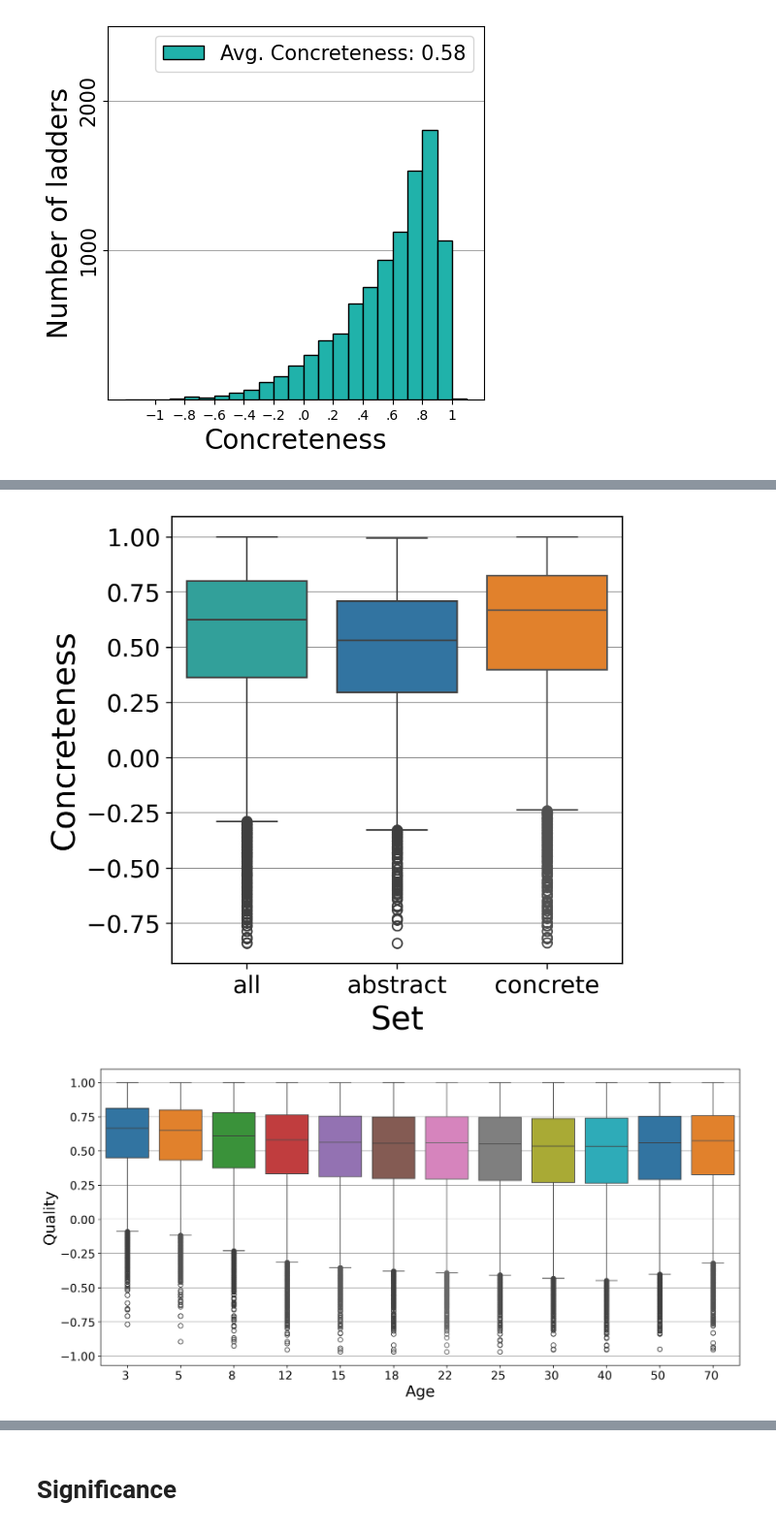
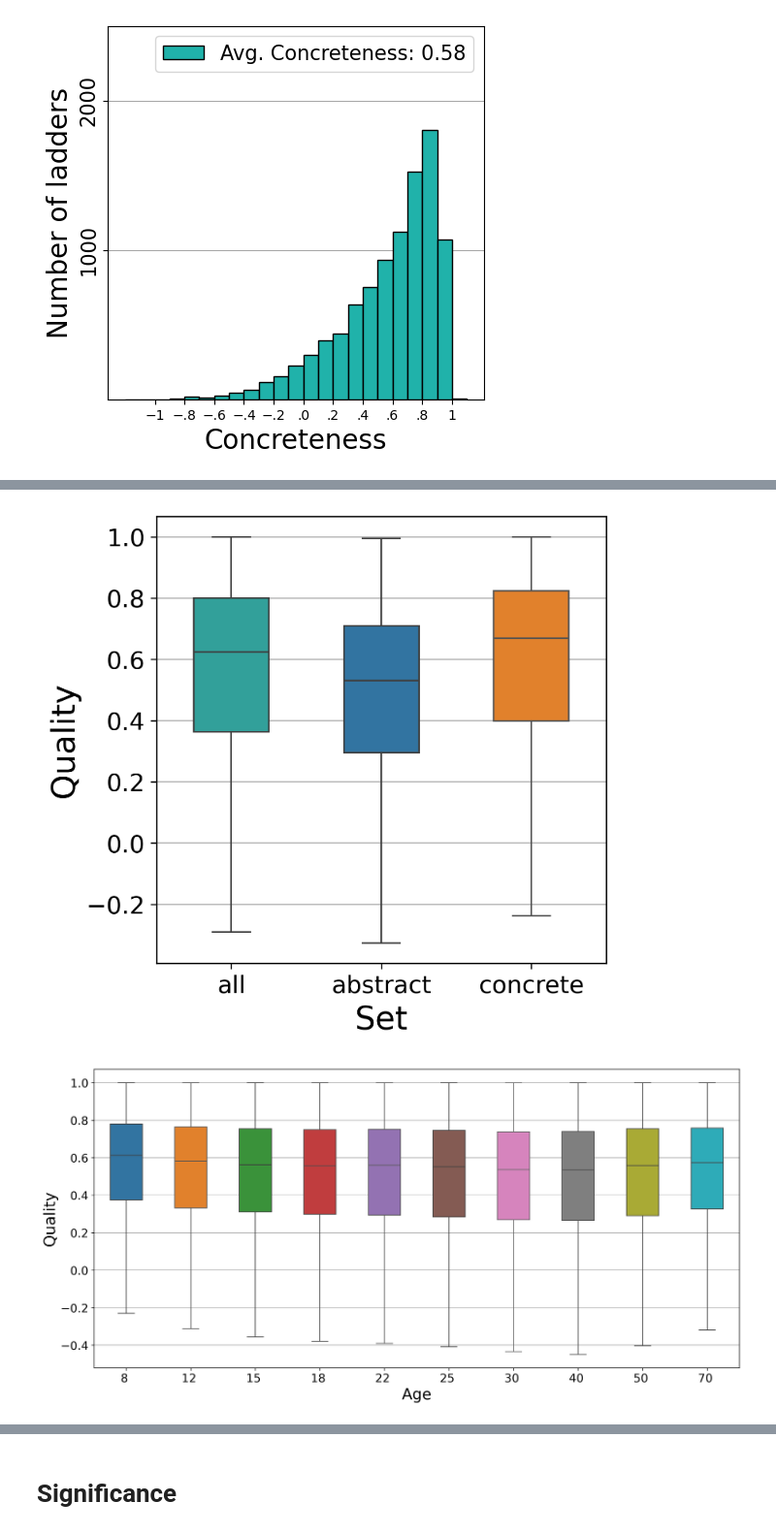
Before and after one commit to gpucce/abstract_llm, a Jupyter notebook: wordnet_study.ipynb, the cells around one changed output, grey strips where cells are left out. Shown at 97% size. Drawn from its saved outputs; the diff is of its cells as text; code cells hidden in the pictures.

```diff
--- a/wordnet_study.ipynb
+++ b/wordnet_study.ipynb
@@ -61,3 +58,9 @@ for _file in _files:
         prompt = _file.split("_")[-1].split(".")[0] + "."
         if prompt in SYSTEM_PROMPTS[i]:
             data[i][prompt] = _read_file
+
+for i in data.keys():
+    ks = list(data[i].keys())
+    for j in ks:
+        if " 3 "in j or " 5 " in j:
+            data[i].pop(j)
@@ -326,12 +327,12 @@ fig.savefig("/home/giovanni/Latex/ladders_wordnet_conference_2025/plots/age_all_
 # %%
-def get_box_plots(x, names=None, ax=None, output_path="test.pdf", legend_kwargs={}):
+def get_box_plots(x, names=None, ax=None, output_path="test.pdf", legend_kwargs={}, showfliers=True, width=0.5):
     if names is None:
         names = [str(i) for i in range(len(x))]
     fig = None
     if ax is None:
         fig, ax = plt.subplots(1, 1, figsize=(5, 5), dpi=300)
     for id, (name, series) in enumerate(x.items()):
-        sns.boxplot(x=id, y=series, label=name, ax=ax, patch_artist=True, legend=False)
+        sns.boxplot(x=id, y=series, label=name, ax=ax, patch_artist=True, legend=False, showfliers=showfliers, width=width)
     if len(legend_kwargs) > 0:
         ax.legend(**legend_kwargs)
     ax.set_xticks([])
@@ -344,37 +345,40 @@ def get_box_plots(x, names=None, ax=None, output_path="test.pdf", legend_kwargs=
 fig, ax = plt.subplots(1, 1, figsize=(5, 5), dpi=300)
 ax.set_axisbelow(True)
 ax.yaxis.grid(color= 'gray', linewidth = 0.5)
-sns.boxplot(x=-1, y=[i["list_spec_corr"] for i in linguist_ladders], label="all", ax=ax, color='lightseagreen', legend=False)
+sns.boxplot(
+    x=-1, y=[i["list_spec_corr"] for i in linguist_ladders], label="all",
+    ax=ax, color='lightseagreen', legend=False, showfliers=False, width=0.5)
 get_box_plots({
         "abstract":[i["list_spec_corr"] for i in abstract_linguist_ladders],
         "concrete":[i["list_spec_corr"] for i in concrete_linguist_ladders]},
     # legend_kwargs={"loc":"upper center", "bbox_to_anchor":(0.45, 1.15), "ncol":3, "fontsize":15},
-    ax=ax)
+    ax=ax, showfliers=False, width=0.5)
 ax.set_xticks([0, 1, 2])
 ax.set_xticklabels(["all", "abstract", "concrete"], fontsize=15)
 ax.set_xlabel("Set", fontsize=20)
-ax.set_ylabel("Concreteness", fontsize=20)
+ax.set_ylabel("Quality", fontsize=20)
 fig.savefig("/home/giovanni/Latex/ladders_wordnet_conference_2025/plots/boxplot_linguist_concreteness.pdf", dpi=300, bbox_inches="tight")
 # %% [output]
-[figure, old version]
+[figure, new version]
 # %%
 fig, ax = plt.subplots(1, 1, figsize=(15, 7), dpi=300)
 ax.set_axisbelow(True)
 ax.yaxis.grid(color= 'gray', linewidth = 0.5)
 get_box_plots(
     {
         f"Age {re.search(r'\d+ ',j).group(0)}":[h["list_spec_corr"] for h in i]
         for j, i in all_age_prompts["generic_prompts"][None].items() if "60" not in j},
     ax=ax,
+    showfliers=False
     # legend_kwargs={"loc":"upper center", "bbox_to_anchor":(0.5, 1.16), "ncol":6, "fontsize":15}
     )
 ax.set_xticks(range(0, len(all_age_prompts["generic_prompts"][None]) - 1))
 ax.set_xticklabels([re.search(r'\d+ ',j).group(0) for j in all_age_prompts["generic_prompts"][None] if "60" not in j], fontsize=15)
 ax.set_xlabel("Age", fontsize=20)
 ax.set_ylabel("Quality", fontsize=20)
 fig.savefig("/home/giovanni/Latex/ladders_wordnet_conference_2025/plots/boxplot_age_concreteness.pdf", dpi=300, bbox_inches="tight")
 # %% [output]
-[figure, old version]
+[figure, new version]
 # %%
 kruskal(
     [i["list_spec_corr"] for i in linguist_ladders],
```
Also changed, not shown: parts of 12 cells of this notebook.
